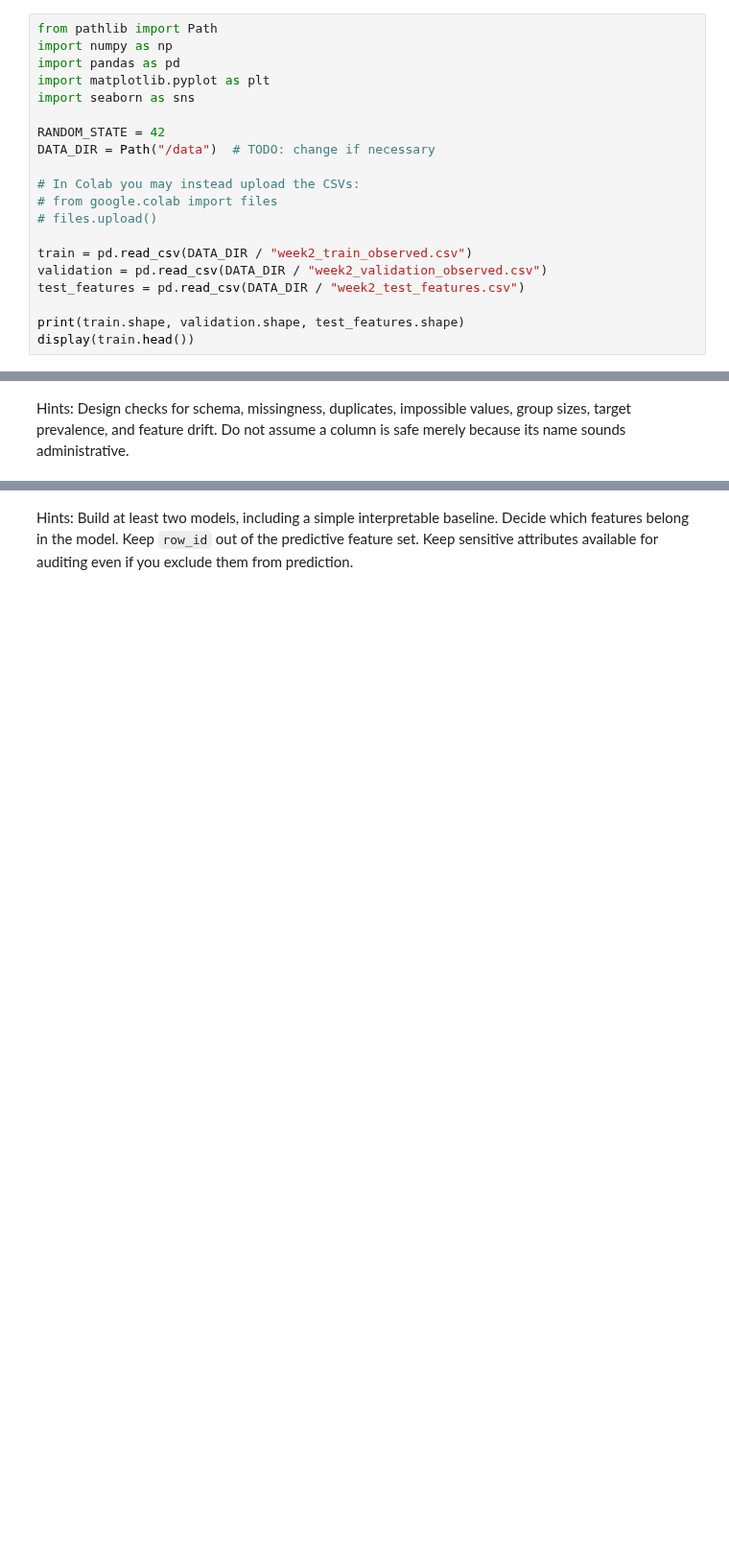
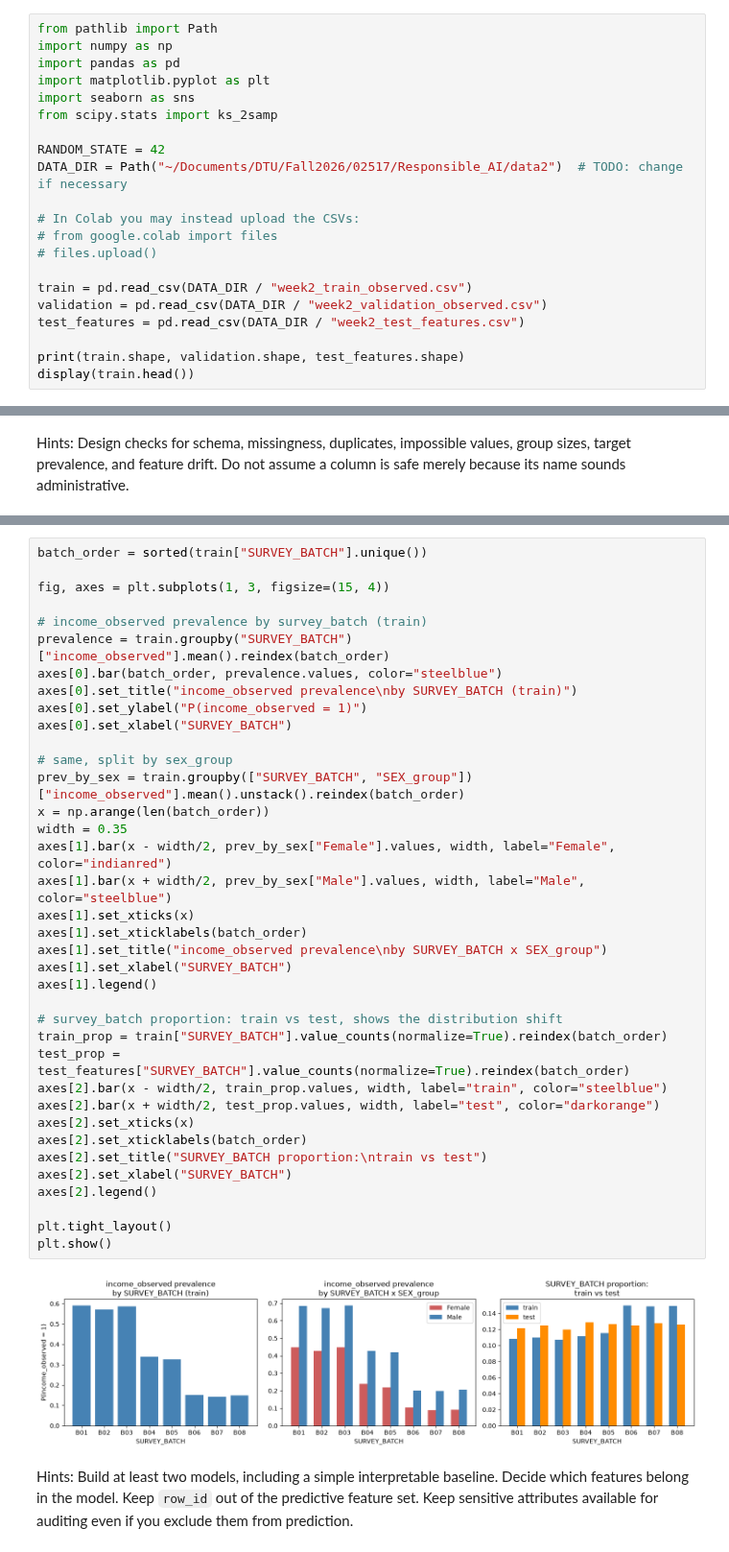
Before and after one commit to Sandra359/Responsible_AI, a Jupyter notebook: notebooks/project1/RS-Week2_Blind_Data_Audit.ipynb, the cells around one changed output, grey strips where cells are left out. Shown at 96% size. Cells and saved outputs as stored; diff of their text form; blank space fills up the shorter version.

```diff
--- a/notebooks/project1/RS-Week2_Blind_Data_Audit.ipynb
+++ b/notebooks/project1/RS-Week2_Blind_Data_Audit.ipynb
@@ -22,9 +22,10 @@ import numpy as np
 import pandas as pd
 import matplotlib.pyplot as plt
 import seaborn as sns
+from scipy.stats import ks_2samp
 
 RANDOM_STATE = 42
-DATA_DIR = Path("/data")  # TODO: change if necessary
+DATA_DIR = Path("~/Documents/DTU/Fall2026/02517/Responsible_AI/data2")  # TODO: change if necessary
 
 # In Colab you may instead upload the CSVs:
 # from google.colab import files
@@ -48,3 +197,42 @@ def dataset_summary(df, label=None):
+# %%
+batch_order = sorted(train["SURVEY_BATCH"].unique())
+
+fig, axes = plt.subplots(1, 3, figsize=(15, 4))
+
+# income_observed prevalence by survey_batch (train)
+prevalence = train.groupby("SURVEY_BATCH")["income_observed"].mean().reindex(batch_order)
+axes[0].bar(batch_order, prevalence.values, color="steelblue")
+axes[0].set_title("income_observed prevalence\nby SURVEY_BATCH (train)")
+axes[0].set_ylabel("P(income_observed = 1)")
+axes[0].set_xlabel("SURVEY_BATCH")
+
+# same, split by sex_group
+prev_by_sex = train.groupby(["SURVEY_BATCH", "SEX_group"])["income_observed"].mean().unstack().reindex(batch_order)
+x = np.arange(len(batch_order))
+width = 0.35
+axes[1].bar(x - width/2, prev_by_sex["Female"].values, width, label="Female", color="indianred")
+axes[1].bar(x + width/2, prev_by_sex["Male"].values, width, label="Male", color="steelblue")
+axes[1].set_xticks(x)
+axes[1].set_xticklabels(batch_order)
+axes[1].set_title("income_observed prevalence\nby SURVEY_BATCH x SEX_group")
+axes[1].set_xlabel("SURVEY_BATCH")
+axes[1].legend()
+
+# survey_batch proportion: train vs test, shows the distribution shift
+train_prop = train["SURVEY_BATCH"].value_counts(normalize=True).reindex(batch_order)
+test_prop = test_features["SURVEY_BATCH"].value_counts(normalize=True).reindex(batch_order)
+axes[2].bar(x - width/2, train_prop.values, width, label="train", color="steelblue")
+axes[2].bar(x + width/2, test_prop.values, width, label="test", color="darkorange")
+axes[2].set_xticks(x)
+axes[2].set_xticklabels(batch_order)
+axes[2].set_title("SURVEY_BATCH proportion:\ntrain vs test")
+axes[2].set_xlabel("SURVEY_BATCH")
+axes[2].legend()
+
+plt.tight_layout()
+plt.show()
+# %% [output]
+[figure, added]
 # %% [markdown]
 Hints: Build at least two models, including a simple interpretable baseline. Decide which features belong in the model. Keep `row_id` out of the predictive feature set. Keep sensitive attributes available for auditing even if you exclude them from prediction.
 # %%
```
Also changed, not shown: parts of 20 cells of this notebook, 14 other files.
